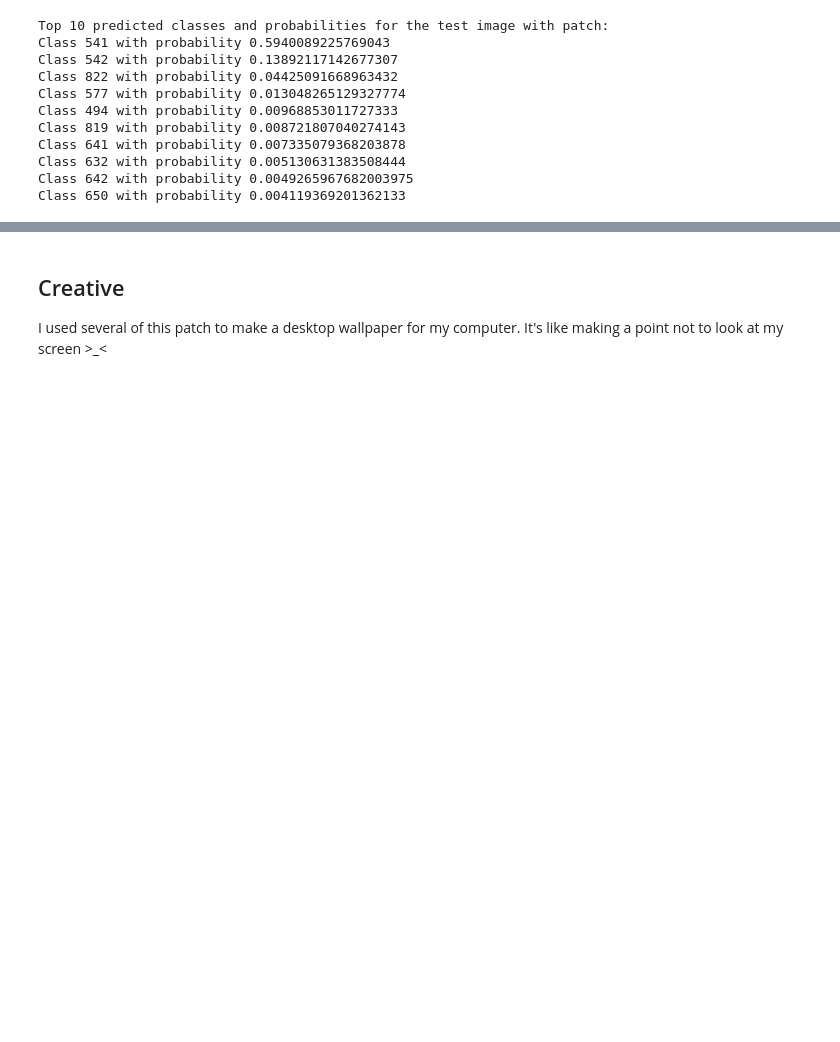
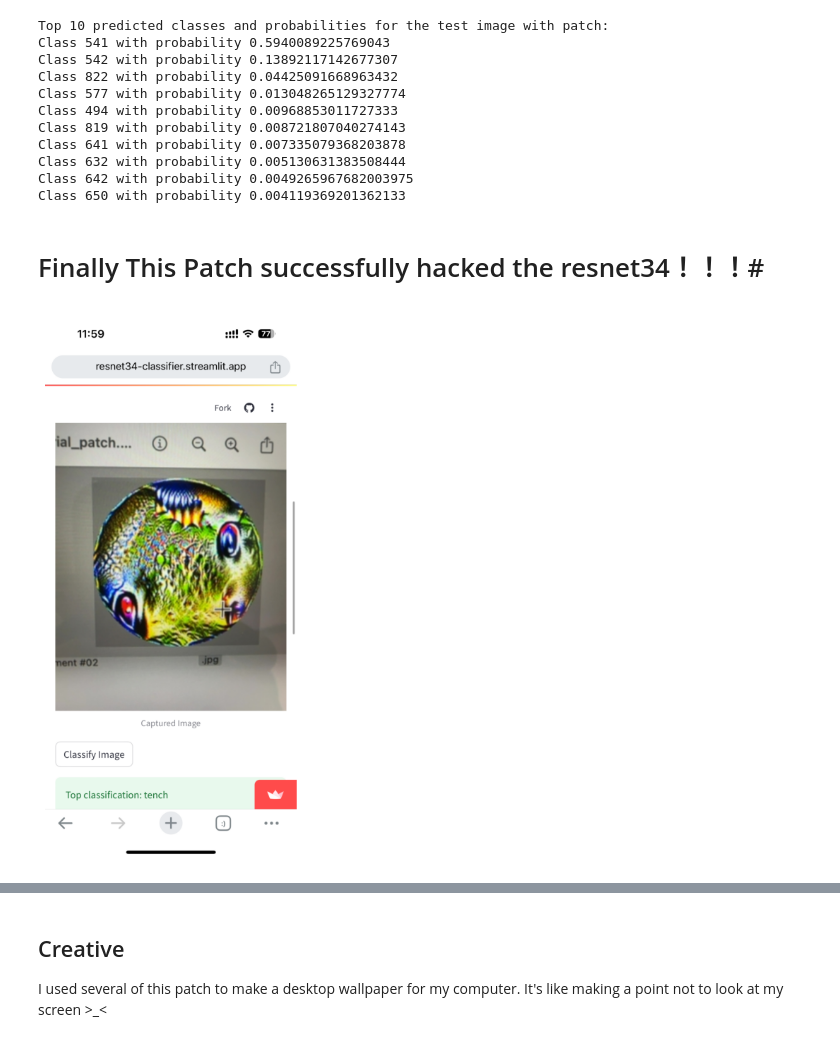
Before and after one commit to Trip1ewhy/Duke_xAI_Wayne, a Jupyter notebook: Assignment_02_Wayne.ipynb, the cells around one changed output, grey strips where cells are left out. Saved outputs shown, nothing was run; the diff lists cells and outputs as text; code cells hidden in the pictures; blank space fills up the shorter version.

Commit message:
Assignment #02 notebook

```diff
--- a/Assignment_02_Wayne.ipynb
+++ b/Assignment_02_Wayne.ipynb
@@ -503,3 +503,16 @@ Class 641 with probability 0.007335079368203878
 Class 632 with probability 0.005130631383508444
 Class 642 with probability 0.0049265967682003975
 Class 650 with probability 0.004119369201362133
+# %% [markdown]
+# Finally This Patch successfully hacked the resnet34！！！#
+# %%
+image_path = '/content/Duke_xAI_Wayne/Assignment #02/Result.jpg'
+
+# open the image
+img = Image.open(image_path)
+plt.figure(figsize=(10, 10))
+plt.imshow(img)
+plt.axis('off')
+plt.show()
+# %% [output]
+[figure, added]
```
Also changed, not shown: parts of 2 cells of this notebook.
